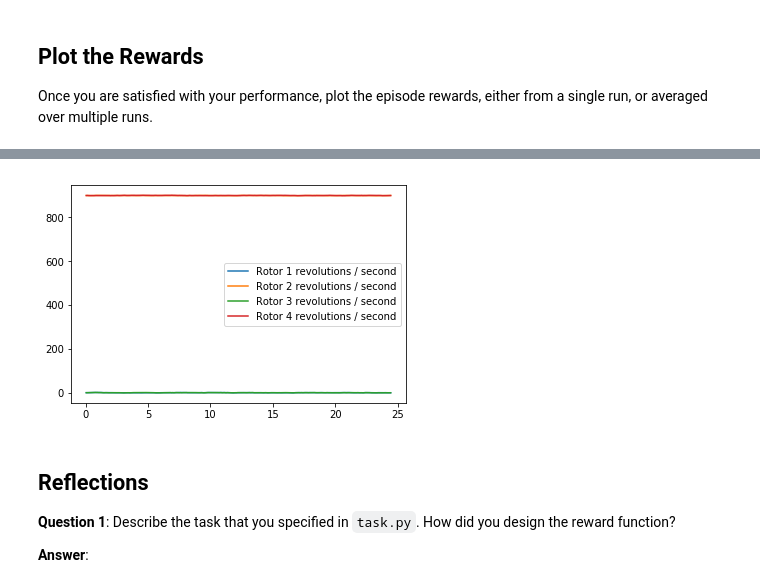
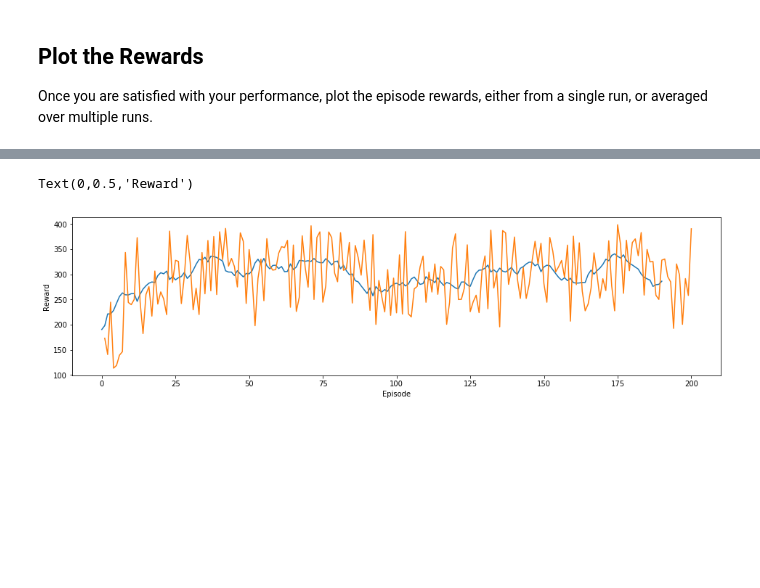
Before and after one commit to KaoruOta/RL-Quadcopter-2, a Jupyter notebook: Quadcopter_Project.ipynb, the cells around one changed output, grey strips where cells are left out. Drawn from its saved outputs; the diff is of its cells as text; code cells hidden in the pictures; blank space fills up the shorter version.

```diff
--- a/Quadcopter_Project.ipynb
+++ b/Quadcopter_Project.ipynb
@@ -300,15 +294,20 @@ _ = plt.ylim()
-# %%
-plt.plot(results['time'], results['rotor_speed1'], label='Rotor 1 revolutions / second')
-plt.plot(results['time'], results['rotor_speed2'], label='Rotor 2 revolutions / second')
-plt.plot(results['time'], results['rotor_speed3'], label='Rotor 3 revolutions / second')
-plt.plot(results['time'], results['rotor_speed4'], label='Rotor 4 revolutions / second')
-plt.legend()
-_ = plt.ylim()
-# %% [output]
-[figure, removed]
-# %% [markdown]
-## Reflections
-
-**Question 1**: Describe the task that you specified in `task.py`.  How did you design the reward function?
-
-**Answer**:
+# %%
+%matplotlib inline
+import matplotlib.pyplot as plt
+
+def running_mean(x, N):
+    cumsum = np.cumsum(np.insert(x, 0, 0))
+    return (cumsum[N:] - cumsum[:-N]) / N
+# %%
+rews = np.array(reward_results['reward'])
+smoothed_rews = running_mean(rews, 10)
+
+plt.figure(figsize=(16,4))
+plt.plot(smoothed_rews)
+plt.plot(reward_results['episode'], reward_results['reward'], label='reward/episode')
+#plt.plot(reward_results['reward'], rews, color='grey', alpha=0.3)
+plt.xlabel('Episode')
+plt.ylabel('Reward')
+# %% [output]
+Text(0,0.5,'Reward')
+[figure, added]
```
Also changed, not shown: parts of 15 cells of this notebook, 4 other files.
